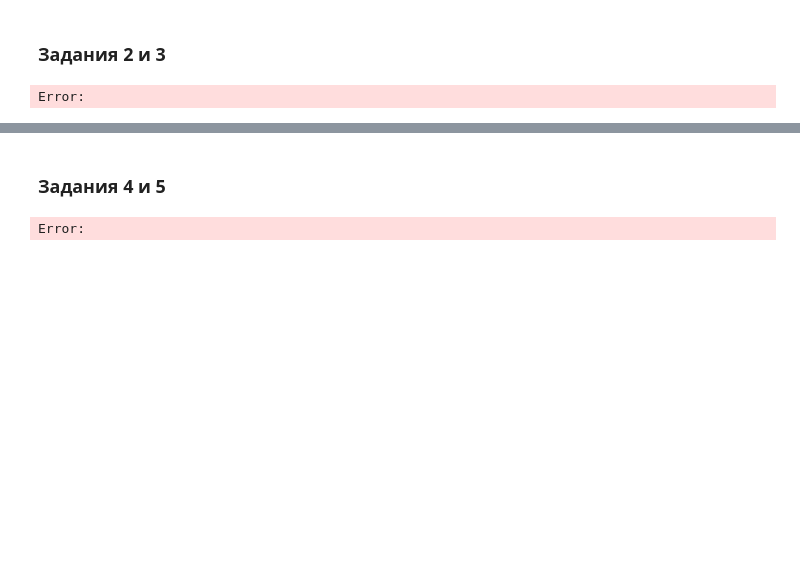
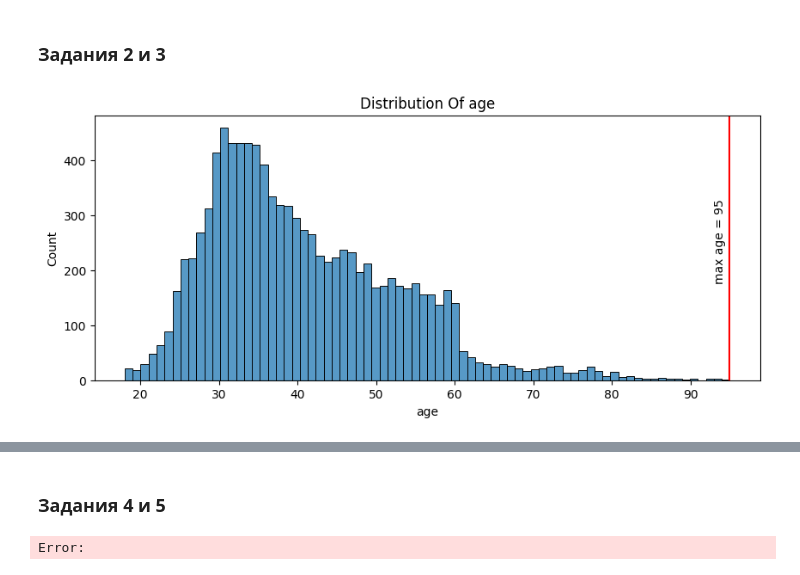
Before and after one commit to Blooodniy/PROJECT-4, a Jupyter notebook: Project_4_ML copy.ipynb, the cells around one changed output, grey strips where cells are left out. Cells and saved outputs as stored; diff of their text form; code cells hidden in the pictures; blank space fills up the shorter version.

```diff
--- a/Project_4_ML copy.ipynb
+++ b/Project_4_ML copy.ipynb
@@ -141,5 +146,11 @@ Error:
 # %%
 #рассчитайте описательные статистики для количественных переменных, проинтерпретируйте результат
 #ваш код
+fig= plt.figure(figsize=(10,4))
+fig = sns.histplot(df['age'], bins=df['age'].value_counts().shape[0])
+fig.set_title('Distribution Of age')
+fig2 = plt.axvline(df['age'].max(), color='red')
+plt.text(x=df['age'].max()-2, y=180, s=f'max age = {df["age"].max()}', rotation=90)
+plt.show()
 # %% [output]
-Error:
+[figure, added]
```
Also changed, not shown: parts of 15 cells of this notebook.
